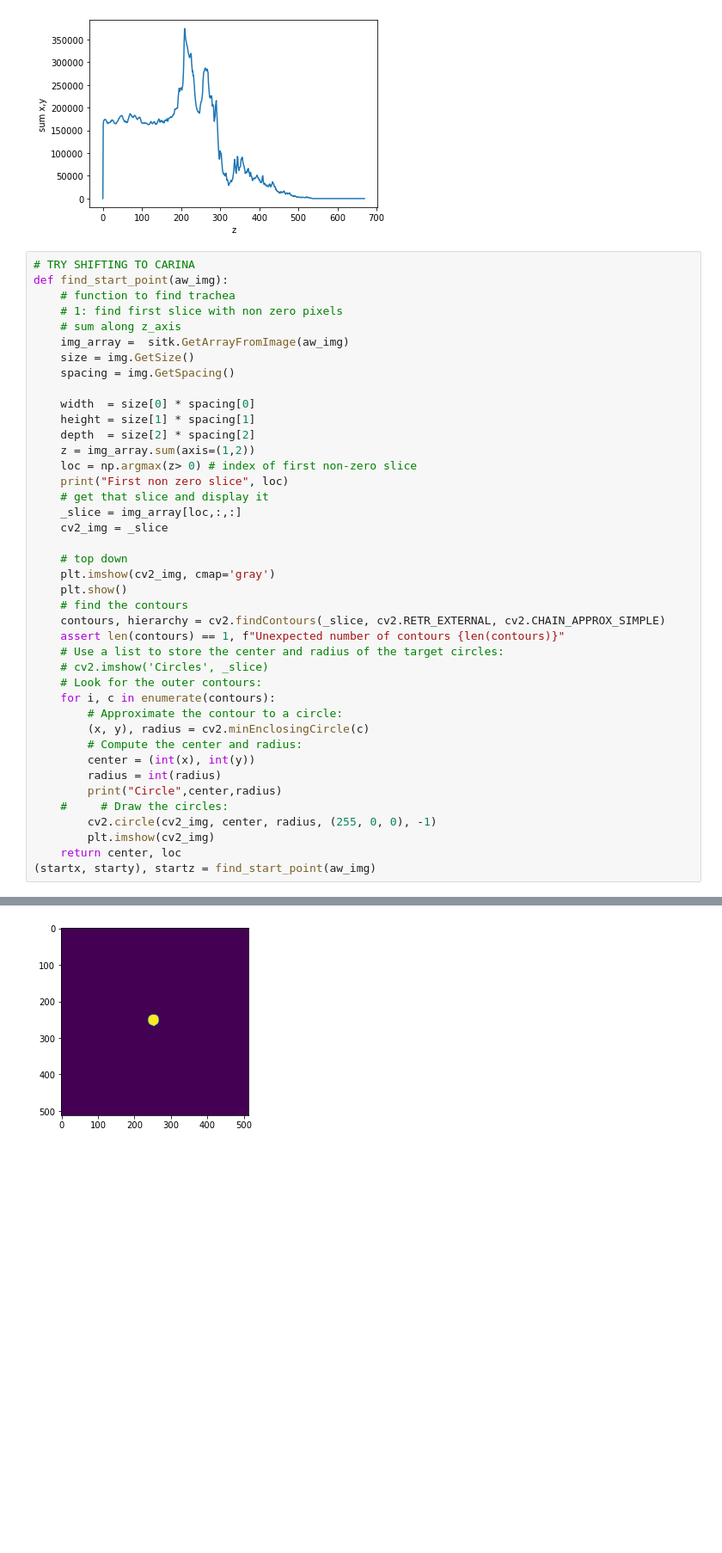
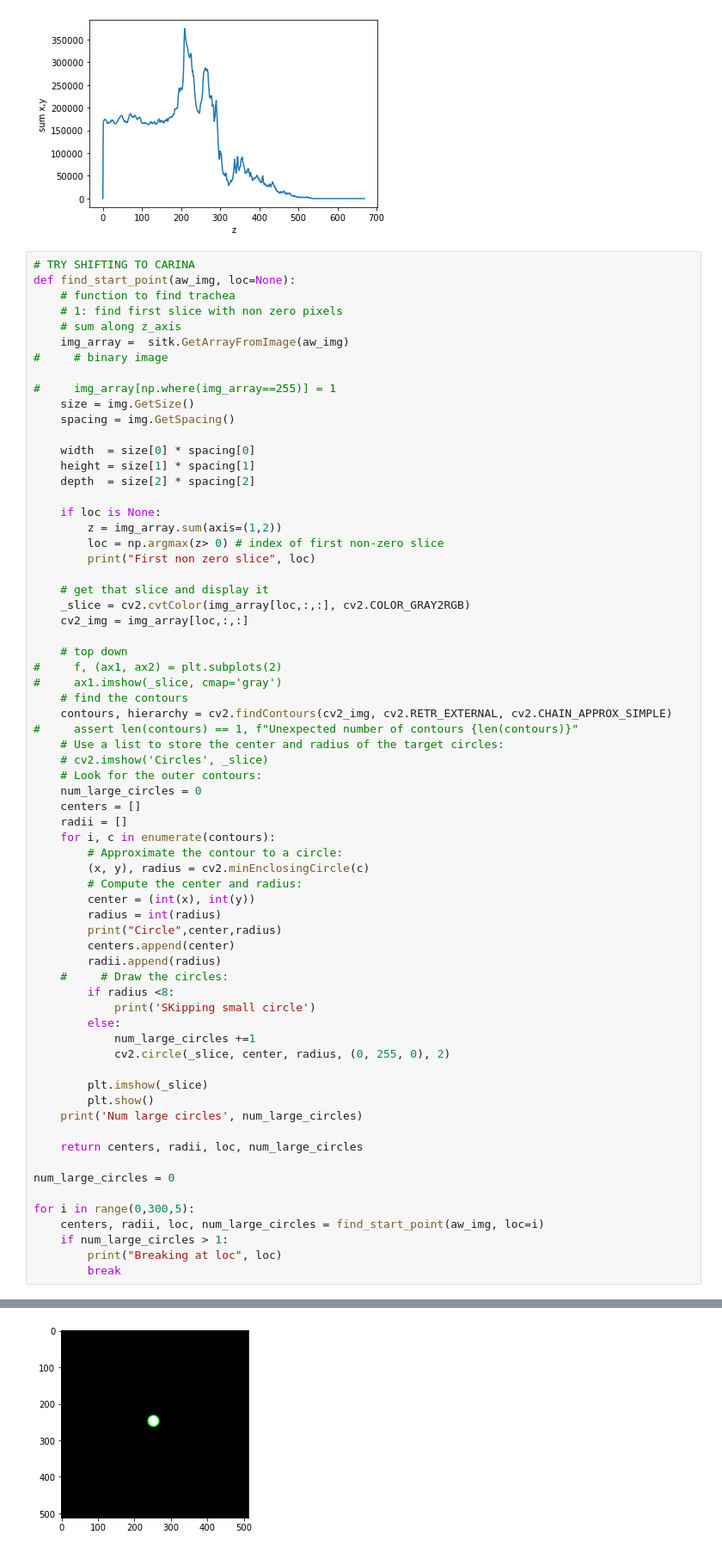
Before and after one commit to s-n-naik/airway_exploration, a Jupyter notebook: mask_calculations.ipynb, the cells around one changed output, grey strips where cells are left out. Shown at 86% size. Saved outputs shown, nothing was run; the diff lists cells and outputs as text; blank space fills up the shorter version.

```diff
--- a/mask_calculations.ipynb
+++ b/mask_calculations.ipynb
@@ -229,33 +306,42 @@ Text(0, 0.5, 'sum x,y')
 [figure]
 # %%
 # TRY SHIFTING TO CARINA
-def find_start_point(aw_img):
+def find_start_point(aw_img, loc=None):
     # function to find trachea
     # 1: find first slice with non zero pixels
     # sum along z_axis
     img_array =  sitk.GetArrayFromImage(aw_img)
+#     # binary image
+
+#     img_array[np.where(img_array==255)] = 1
     size = img.GetSize()
     spacing = img.GetSpacing()
 
     width  = size[0] * spacing[0]
     height = size[1] * spacing[1]
     depth  = size[2] * spacing[2]
-    z = img_array.sum(axis=(1,2))
-    loc = np.argmax(z> 0) # index of first non-zero slice
-    print("First non zero slice", loc)
+
+    if loc is None:
+        z = img_array.sum(axis=(1,2))
+        loc = np.argmax(z> 0) # index of first non-zero slice
+        print("First non zero slice", loc)
+
     # get that slice and display it
-    _slice = img_array[loc,:,:]
-    cv2_img = _slice
+    _slice = cv2.cvtColor(img_array[loc,:,:], cv2.COLOR_GRAY2RGB)
+    cv2_img = img_array[loc,:,:]
 
     # top down
-    plt.imshow(cv2_img, cmap='gray')
-    plt.show()
+#     f, (ax1, ax2) = plt.subplots(2)
+#     ax1.imshow(_slice, cmap='gray')
     # find the contours
-    contours, hierarchy = cv2.findContours(_slice, cv2.RETR_EXTERNAL, cv2.CHAIN_APPROX_SIMPLE)
-    assert len(contours) == 1, f"Unexpected number of contours {len(contours)}"
+    contours, hierarchy = cv2.findContours(cv2_img, cv2.RETR_EXTERNAL, cv2.CHAIN_APPROX_SIMPLE)
+#     assert len(contours) == 1, f"Unexpected number of contours {len(contours)}"
     # Use a list to store the center and radius of the target circles:
     # cv2.imshow('Circles', _slice)
     # Look for the outer contours:
+    num_large_circles = 0
+    centers = []
+    radii = []
     for i, c in enumerate(contours):
         # Approximate the contour to a circle:
         (x, y), radius = cv2.minEnclosingCircle(c)
@@ -263,9 +349,26 @@ def find_start_point(aw_img):
         center = (int(x), int(y))
         radius = int(radius)
         print("Circle",center,radius)
+        centers.append(center)
+        radii.append(radius)
     #     # Draw the circles:
-        cv2.circle(cv2_img, center, radius, (255, 0, 0), -1)
-        plt.imshow(cv2_img)
-    return center, loc
-(startx, starty), startz = find_start_point(aw_img)
+        if radius <8:
+            print('SKipping small circle')
+        else:
+            num_large_circles +=1
+            cv2.circle(_slice, center, radius, (0, 255, 0), 2)
+
+        plt.imshow(_slice)
+        plt.show()
+    print('Num large circles', num_large_circles)
+
+    return centers, radii, loc, num_large_circles
+
+num_large_circles = 0
+
+for i in range(0,300,5):
+    centers, radii, loc, num_large_circles = find_start_point(aw_img, loc=i)
+    if num_large_circles > 1:
+        print("Breaking at loc", loc)
+        break
 # %% [output]
@@ -275 +380 @@ Circle (252, 251) 15
-[figure, old version]
+[figure, new version]
```
Also changed, not shown: parts of 30 cells of this notebook.
